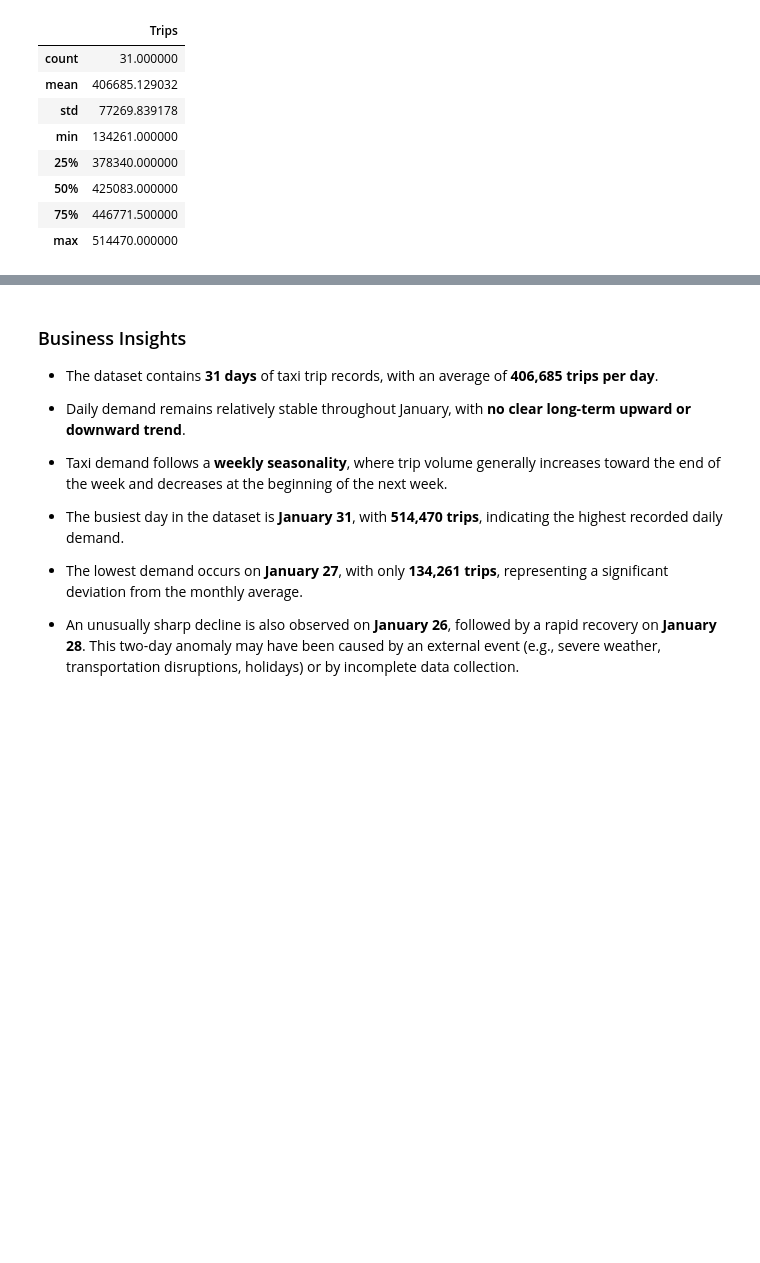
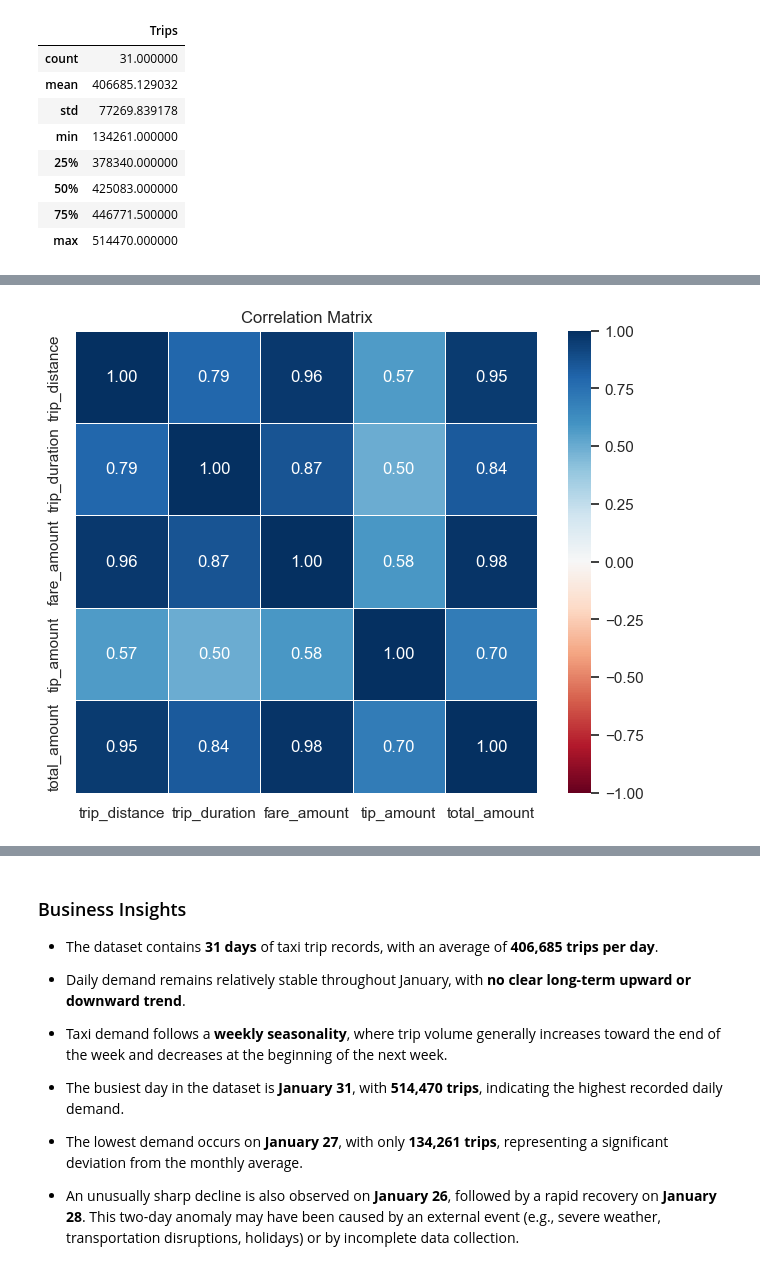
Before and after one commit to morsycoo/NYC-Yellow-Taxi-Trip-Duration-Prediction, a Jupyter notebook: notebook/NYC_Taxi_Statistical_Analysis.ipynb, the cells around one changed output, grey strips where cells are left out. Drawn from its saved outputs; the diff is of its cells as text; code cells hidden in the pictures; blank space fills up the shorter version.

```diff
--- a/notebook/NYC_Taxi_Statistical_Analysis.ipynb
+++ b/notebook/NYC_Taxi_Statistical_Analysis.ipynb
@@ -4166,0 +4296,22 @@ daily_summary.describe()
+# %%
+# ============================================================
+# Correlation Matrix
+# ============================================================
+
+# Select numerical columns
+numerical_columns = [
+    "trip_distance",
+    "trip_duration",
+    "fare_amount",
+    "tip_amount",
+    "total_amount"
+]
+
+# Calculate Pearson Correlation Matrix
+correlation_matrix = (
+    df_clean[numerical_columns]
+    .corr(method="pearson")
+)
+
+# Display correlation matrix
+correlation_matrix
@@ -4166,0 +4325,23 @@ daily_summary.describe()
+# %%
+# ============================================================
+# Correlation Heatmap
+# ============================================================
+
+plt.figure(figsize=(8,6))
+
+sns.heatmap(
+    correlation_matrix,
+    annot=True,
+    cmap="RdBu",
+    vmin=-1,
+    vmax=1,
+    center=0,
+    fmt=".2f",
+    square=True,
+    linewidths=0.5
+)
+
+plt.title("Correlation Matrix")
+plt.show()
+# %% [output]
+[figure, added]
```
Also changed, not shown: parts of 18 cells of this notebook.
